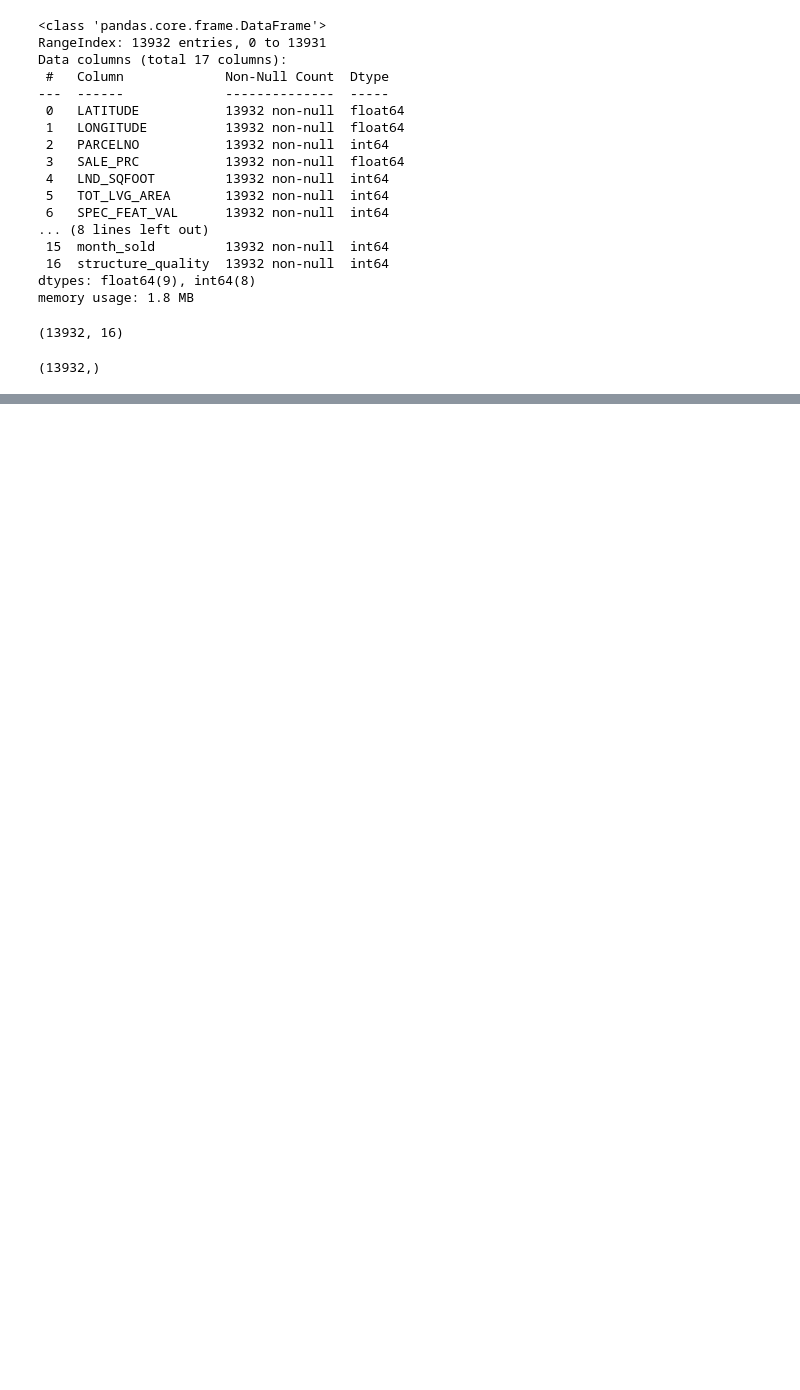
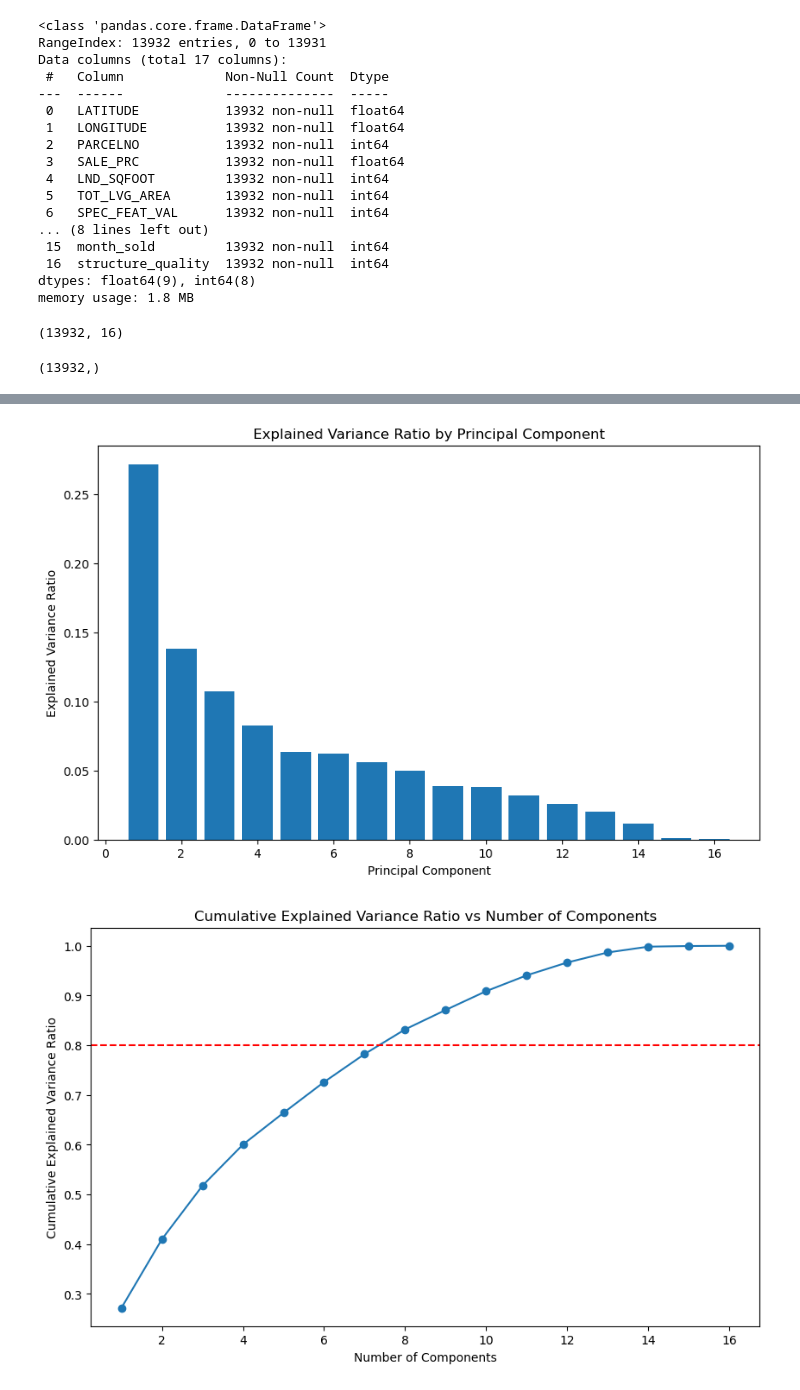
Before and after one commit to baderale/Miami-Housing, a Jupyter notebook: Miami Housing Prices.ipynb, the cells around one changed output, grey strips where cells are left out. Saved outputs shown, nothing was run; the diff lists cells and outputs as text; code cells hidden in the pictures; blank space fills up the shorter version.

```diff
--- a/Miami Housing Prices.ipynb
+++ b/Miami Housing Prices.ipynb
@@ -89,3 +89,16 @@ X.head()
 | 2 | 1.155690 | 1.947800 | -1.446087 | 0.124240 | 0.267920 | 2.854008 | -0.637063 | -1.200202 | ... |
 | 3 | 1.158752 | 1.959935 | -1.446087 | 0.630840 | -0.000055 | 0.033873 | -0.609205 | -1.223937 | ... |
 | 4 | 1.159178 | 1.937710 | -1.446087 | 0.688502 | -0.459791 | 0.512474 | -0.693636 | -1.185271 | ... |
+# %%
+# Testing for multicollinearity in the features
+from sklearn.decomposition import PCA
+pca = PCA()
+pca.fit_transform(X)
+
+#Examine the explained variance ratio
+explained_variance_ratio = pca.explained_variance_ratio_
+cumulative_variance_ratio = np.cumsum(explained_variance_ratio)
+
+# Print results
+print("Explained variance ratio:", explained_variance_ratio)
+print("Cumulative explained variance ratio:", cumulative_variance_ratio)
@@ -91,0 +126,22 @@ X.head()
+# %%
+import matplotlib.pyplot as plt
+
+# Plotting the explained variance ratio
+plt.figure(figsize=(10, 6))
+plt.bar(range(1, len(explained_variance_ratio) + 1), explained_variance_ratio)
+plt.xlabel('Principal Component')
+plt.ylabel('Explained Variance Ratio')
+plt.title('Explained Variance Ratio by Principal Component')
+plt.show()
+
+# Plotting the cumulative explained variance ratio
+plt.figure(figsize=(10, 6))
+plt.plot(range(1, len(cumulative_variance_ratio) + 1), cumulative_variance_ratio, marker='o')
+plt.xlabel('Number of Components')
+plt.ylabel('Cumulative Explained Variance Ratio')
+plt.title('Cumulative Explained Variance Ratio vs Number of Components')
+plt.axhline(y=0.8, color='r', linestyle='--')  # Often 80% is used as a threshold
+plt.show();
+# %% [output]
+[figure, added]
+[figure, added]
```
Also changed, not shown: parts of 5 cells of this notebook.
